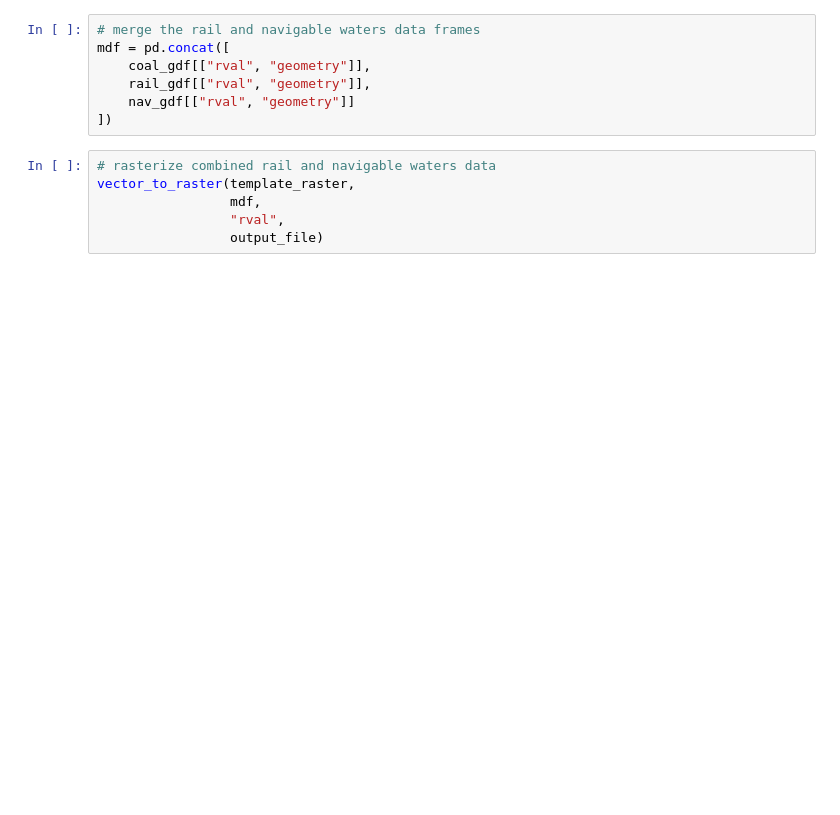
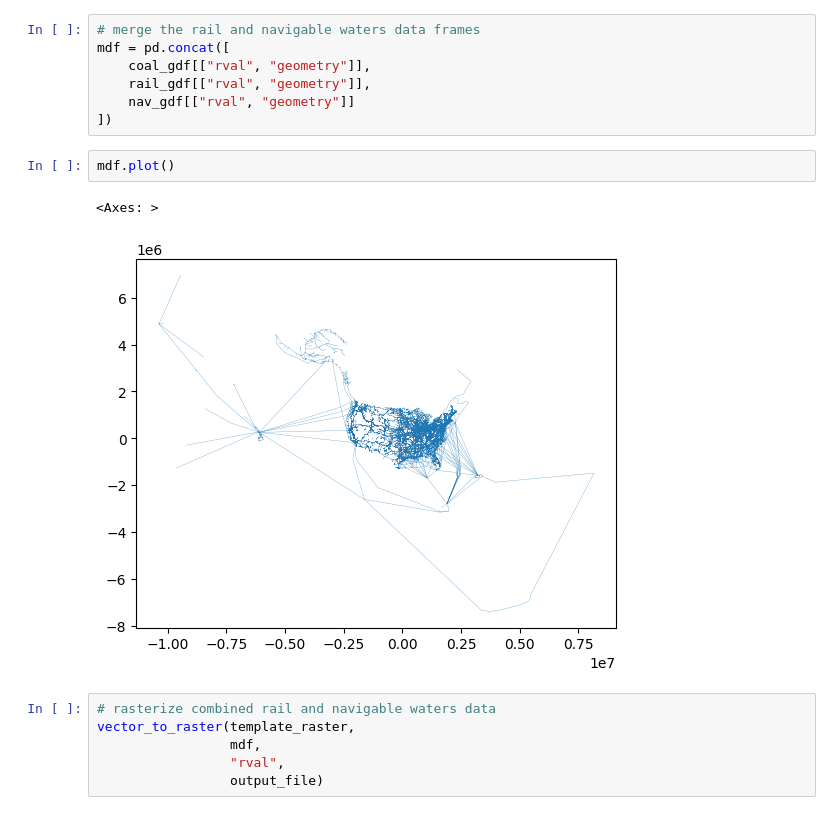
Before and after one commit to IMMM-SFA/gridcerf, a Jupyter notebook: notebooks/build_coalmines_railnodes_navwaters_suitability.ipynb, the cells around one changed output. Saved outputs shown, nothing was run; the diff lists cells and outputs as text; blank space fills up the shorter version.

```diff
--- a/notebooks/build_coalmines_railnodes_navwaters_suitability.ipynb
+++ b/notebooks/build_coalmines_railnodes_navwaters_suitability.ipynb
@@ -184,6 +198,11 @@ mdf = pd.concat([
     rail_gdf[["rval", "geometry"]],
     nav_gdf[["rval", "geometry"]]
 ])
+# %%
+mdf.plot()
+# %% [output]
+<Axes: >
+[figure, added]
 # %%
 # rasterize combined rail and navigable waters data
 vector_to_raster(template_raster,
```
Also changed, not shown: parts of 4 cells of this notebook.
